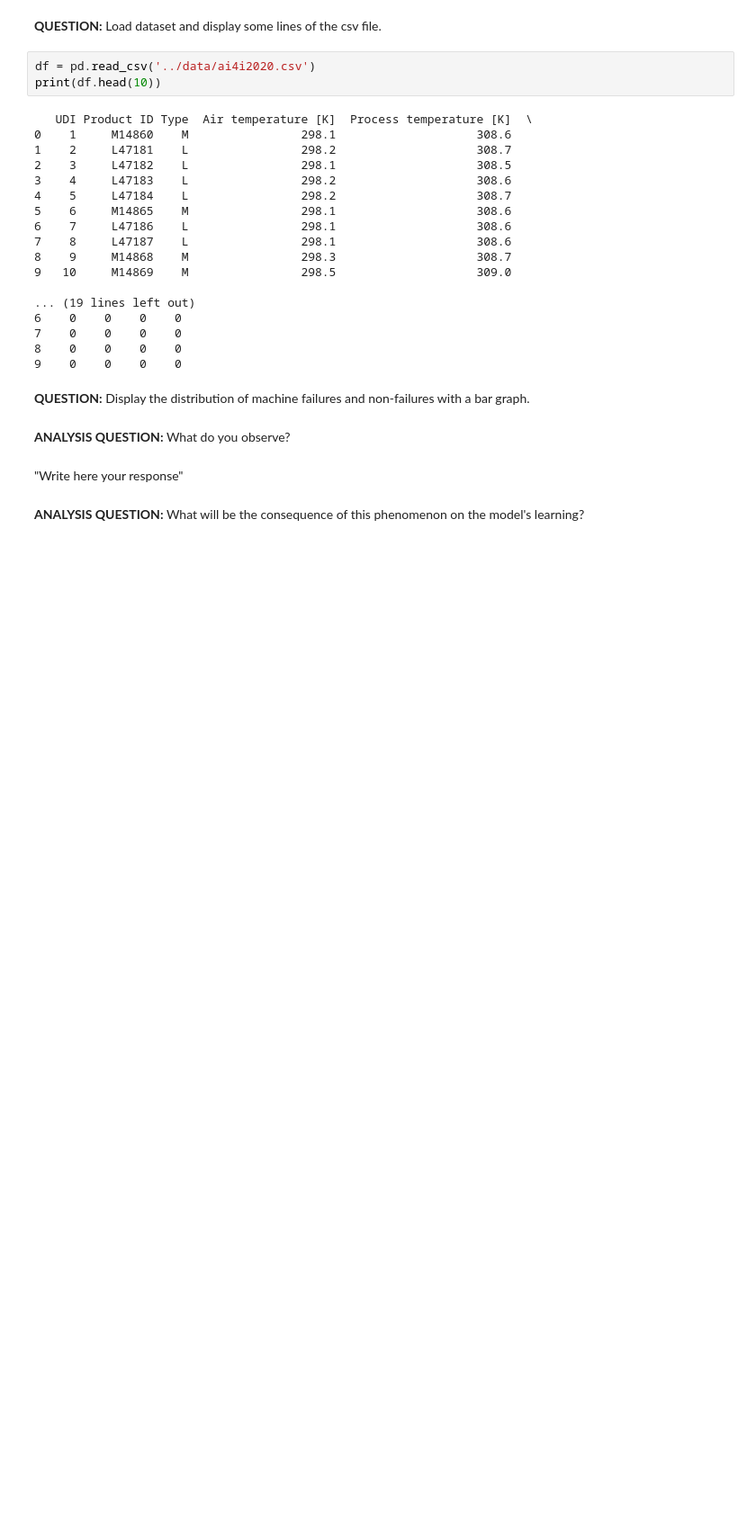
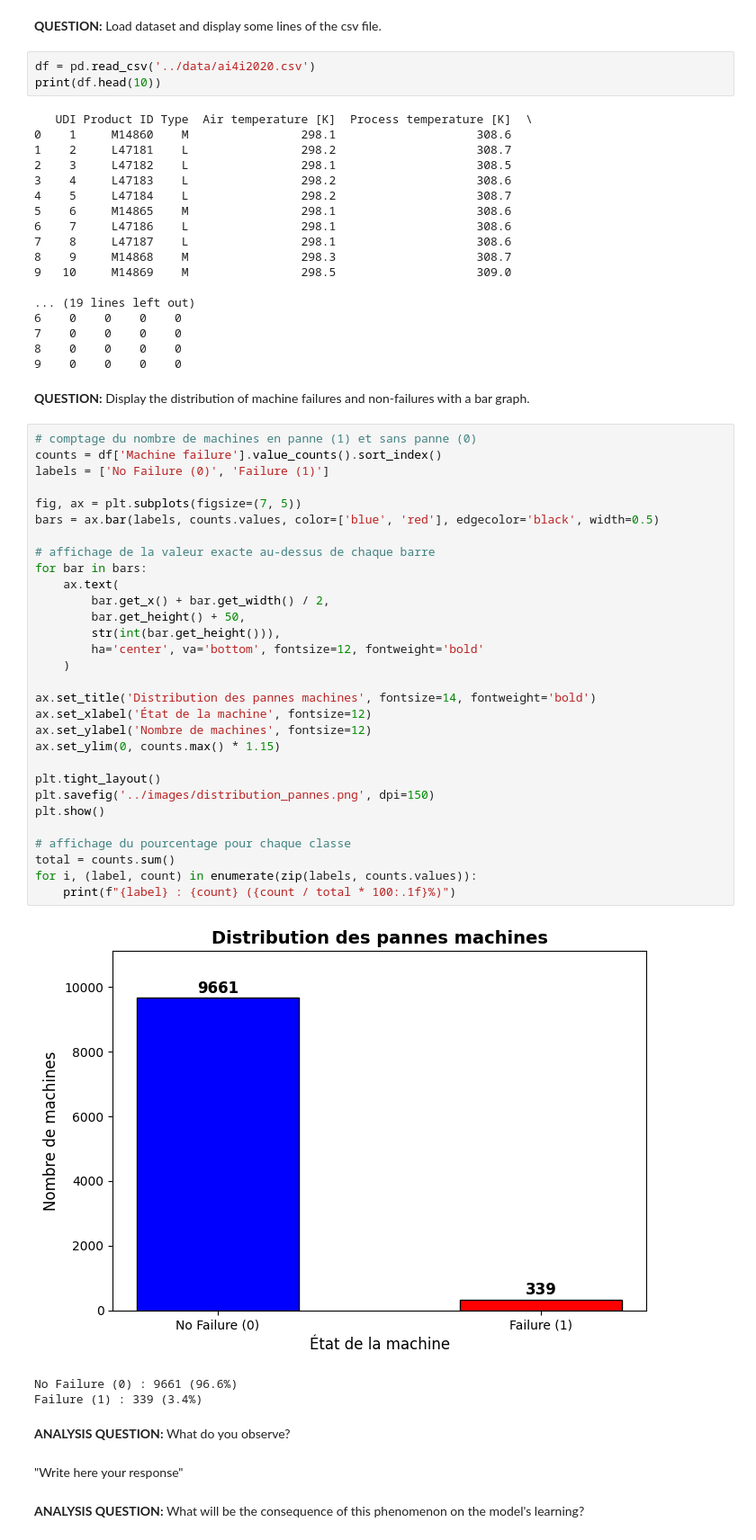
Before and after one commit to Tichow/Projet_Maintenance_Predictive, a Jupyter notebook: notebook/TP_IA_EMBARQUEE.ipynb, the cells around one changed output. Shown at 90% size. Saved outputs shown, nothing was run; the diff lists cells and outputs as text; blank space fills up the shorter version.

Commit message:
feat(analyse): distribution failure/non-failure

```diff
--- a/notebook/TP_IA_EMBARQUEE.ipynb
+++ b/notebook/TP_IA_EMBARQUEE.ipynb
@@ -48,6 +48,40 @@ print(df.head(10))
 9    0    0    0    0
 # %% [markdown]
 **QUESTION:** Display the distribution of machine failures and non-failures with a bar graph.
+# %%
+# comptage du nombre de machines en panne (1) et sans panne (0)
+counts = df['Machine failure'].value_counts().sort_index()
+labels = ['No Failure (0)', 'Failure (1)']
+
+fig, ax = plt.subplots(figsize=(7, 5))
+bars = ax.bar(labels, counts.values, color=['blue', 'red'], edgecolor='black', width=0.5)
+
+# affichage de la valeur exacte au-dessus de chaque barre
+for bar in bars:
+    ax.text(
+        bar.get_x() + bar.get_width() / 2,
+        bar.get_height() + 50,
+        str(int(bar.get_height())),
+        ha='center', va='bottom', fontsize=12, fontweight='bold'
+    )
+
+ax.set_title('Distribution des pannes machines', fontsize=14, fontweight='bold')
+ax.set_xlabel('État de la machine', fontsize=12)
+ax.set_ylabel('Nombre de machines', fontsize=12)
+ax.set_ylim(0, counts.max() * 1.15)
+
+plt.tight_layout()
+plt.savefig('../images/distribution_pannes.png', dpi=150)
+plt.show()
+
+# affichage du pourcentage pour chaque classe
+total = counts.sum()
+for i, (label, count) in enumerate(zip(labels, counts.values)):
+    print(f"{label} : {count} ({count / total * 100:.1f}%)")
+# %% [output]
+[figure, added]
+No Failure (0) : 9661 (96.6%)
+Failure (1) : 339 (3.4%)
 # %% [markdown]
 **ANALYSIS QUESTION:** What do you observe?
 # %% [markdown]
```
Also changed, not shown: 1 other file.
